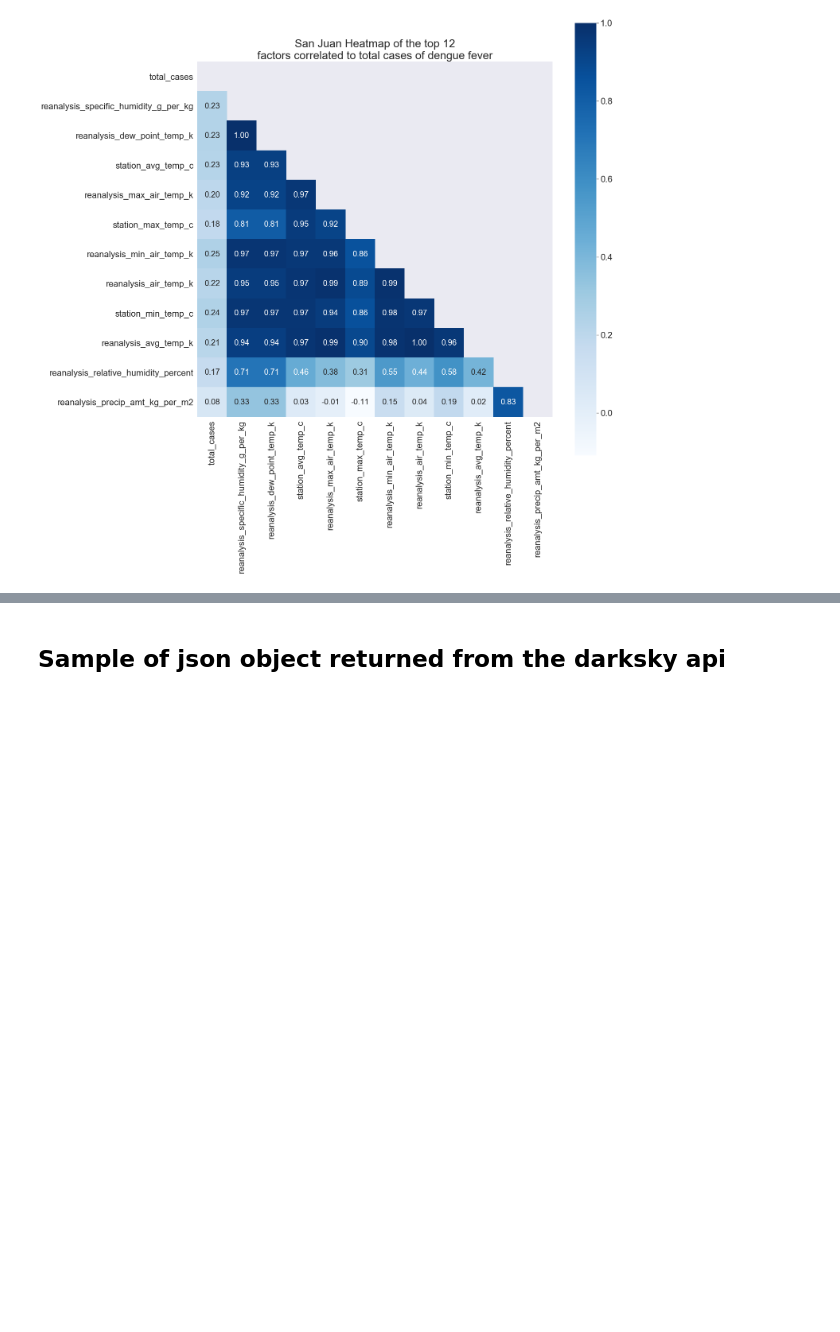
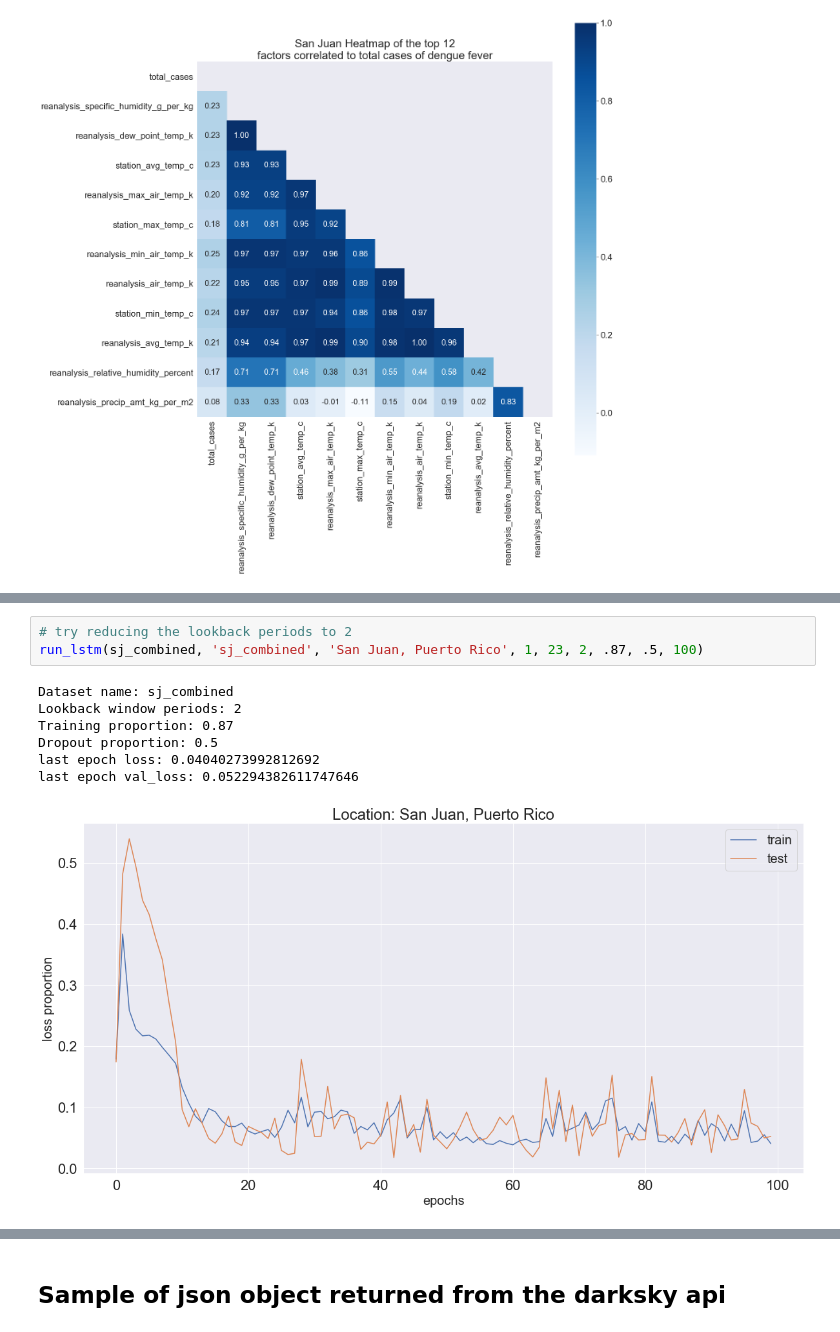
Before and after one commit to iEvidently/dsc-5-capstone-project-online-ds-pt-100118, a Jupyter notebook: dd_dengue_fever.ipynb, the cells around one changed output, grey strips where cells are left out. Saved outputs shown, nothing was run; the diff lists cells and outputs as text; blank space fills up the shorter version.

```diff
--- a/dd_dengue_fever.ipynb
+++ b/dd_dengue_fever.ipynb
@@ -1165,0 +2365,11 @@ plt.show()
+# %%
+# try reducing the lookback periods to 2
+run_lstm(sj_combined, 'sj_combined', 'San Juan, Puerto Rico', 1, 23, 2, .87, .5, 100)
+# %% [output]
+Dataset name: sj_combined
+Lookback window periods: 2
+Training proportion: 0.87
+Dropout proportion: 0.5
+last epoch loss: 0.04040273992812692
+last epoch val_loss: 0.052294382611747646
+[figure, added]
```
Also changed, not shown: parts of 118 cells of this notebook, 1 other file.
